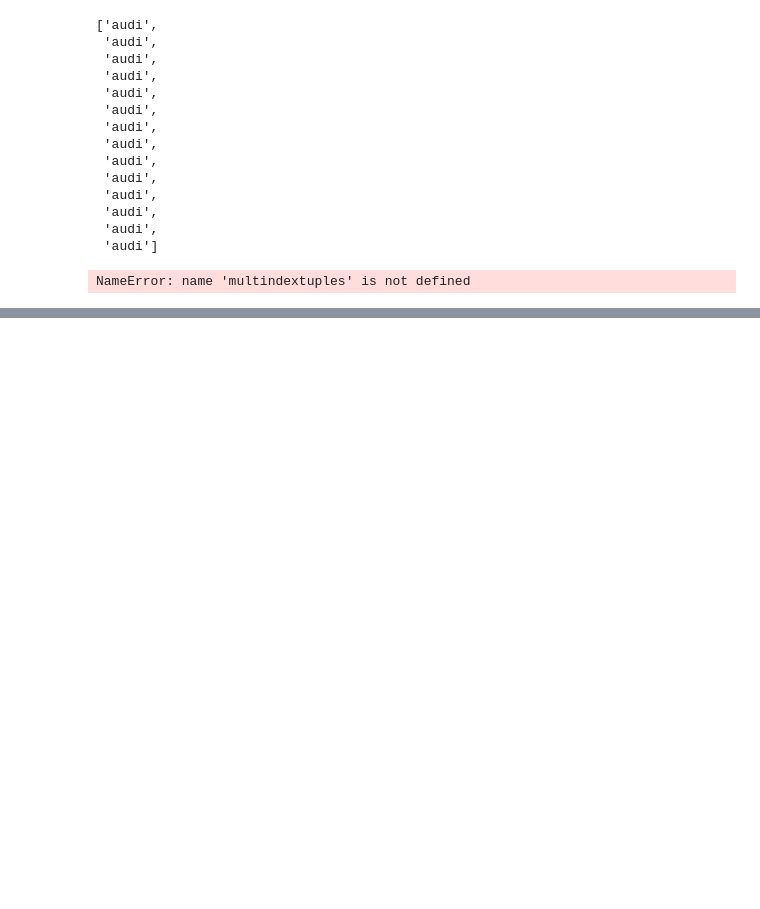
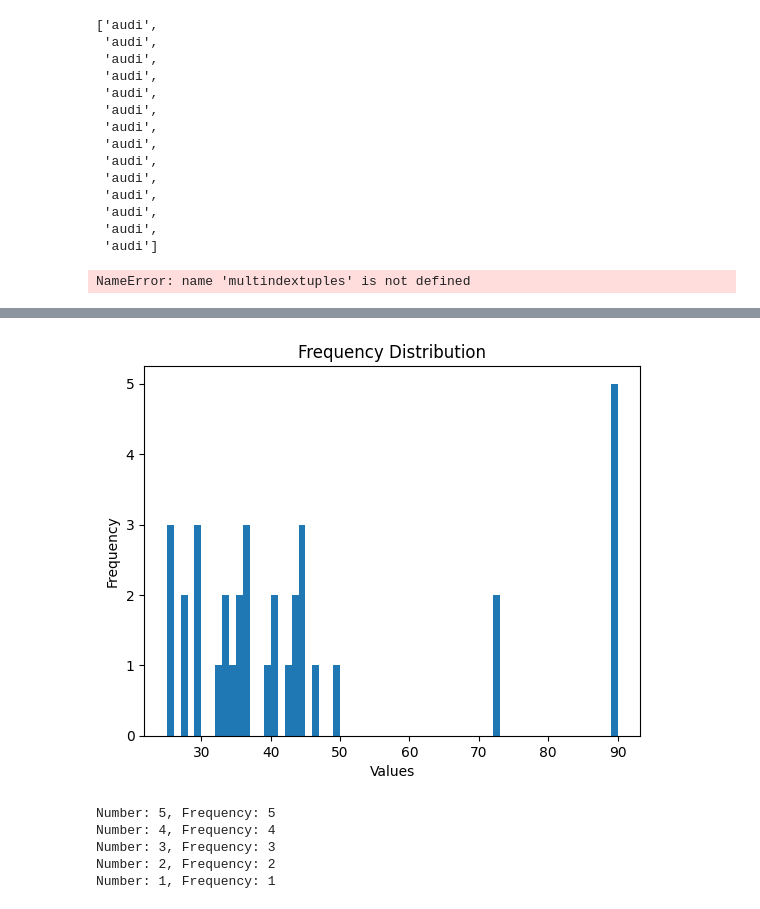
Before and after one commit to rajat45mishra/DashBoardUtils_Datascience, a Jupyter notebook: test.ipynb, the cells around one changed output, grey strips where cells are left out. Drawn from its saved outputs; the diff is of its cells as text; code cells hidden in the pictures; blank space fills up the shorter version.

```diff
--- a/test.ipynb
+++ b/test.ipynb
@@ -3680,0 +423,47 @@ for path, dirs, files in os.walk(PATH):
+# %%
+import ast
+listd=ast.literal_eval("['28', '40', '28', '36', '45', '26', '34', '37', '90', '44', '33', '26', '36', '30', '43', '90', '73', '47', '73', '90', '44', '45', '30', '41', '90', '45', '50', '41', '30', '90', '35', '26', '37', '37', '34']")
+listd=[int(x) for x in listd]
+minval=min(listd)
+maxval=max(listd)
+std=maxval-minval
+length=len(listd)
+# %%
+import numpy as np
+import matplotlib.pyplot as plt
+
+# Your list of numbers
+data = listd
+
+# Calculate the histogram
+hist, bins = np.histogram(data, bins=np.arange(min(data), max(data)+2)-0.5)
+
+# Plot the histogram
+plt.bar(bins[:-1], hist, width=1, align='center')
+plt.xlabel('Values')
+plt.ylabel('Frequency')
+plt.title('Frequency Distribution')
+plt.show()
+# %% [output]
+[figure, added]
+# %%
+from collections import Counter
+
+# Your list of numbers
+data = [1, 2, 2, 3, 3, 3, 4, 4, 4, 4, 5, 5, 5, 5, 5]
+
+# Use Counter to count the frequency of each number
+counter = Counter(data)
+
+# Get the frequency orders
+frequency_orders = counter.most_common()
+
+# Print the result
+for number, frequency in frequency_orders:
+    print(f"Number: {number}, Frequency: {frequency}")
+# %% [output]
+Number: 5, Frequency: 5
+Number: 4, Frequency: 4
+Number: 3, Frequency: 3
+Number: 2, Frequency: 2
+Number: 1, Frequency: 1
```
Also changed, not shown: parts of 2 cells of this notebook, 5 other files.
